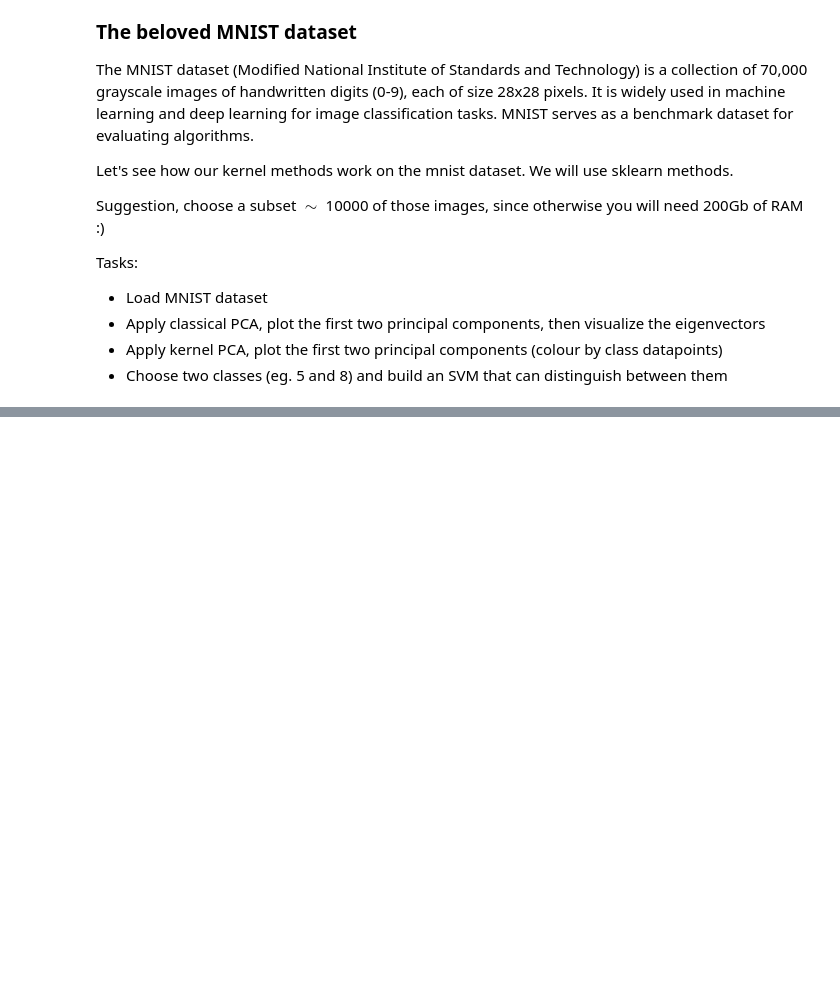
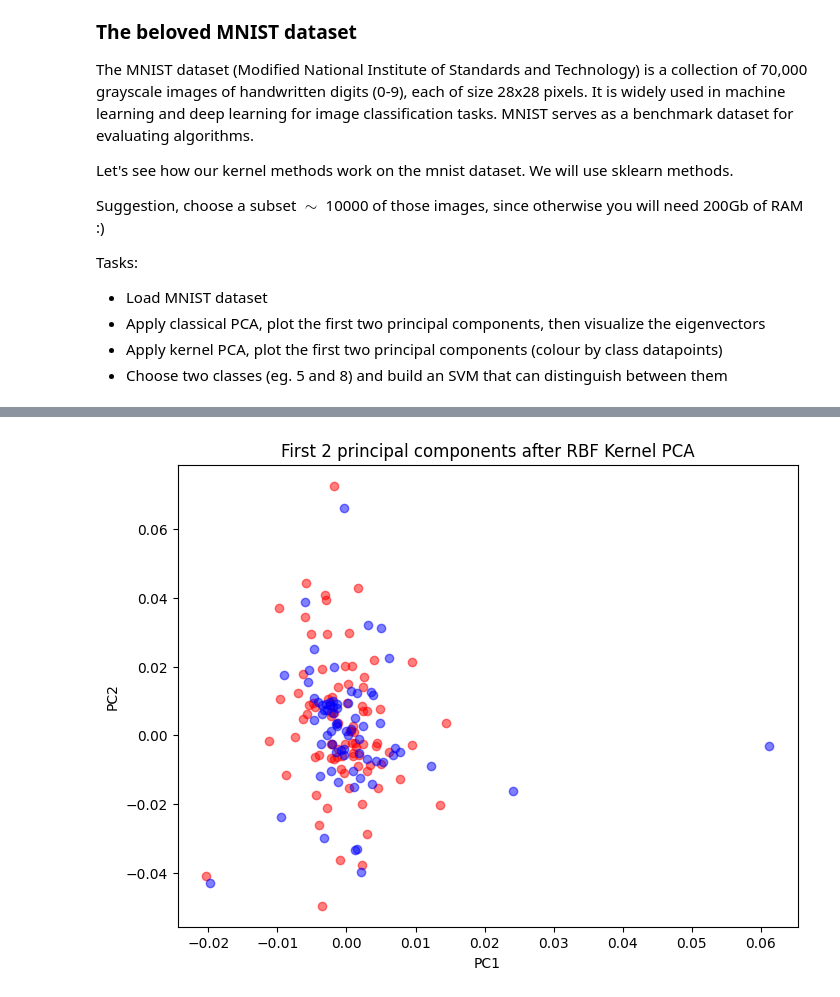
Before and after one commit to kiogre/Machine_learning_mod_A, a Jupyter notebook: notebooks/Lab-10.KernelPCA_KernelSVM.ipynb, the cells around one changed output, grey strips where cells are left out. Cells and saved outputs as stored; diff of their text form; code cells hidden in the pictures; blank space fills up the shorter version.

```diff
--- a/notebooks/Lab-10.KernelPCA_KernelSVM.ipynb
+++ b/notebooks/Lab-10.KernelPCA_KernelSVM.ipynb
@@ -362,0 +359,23 @@ plt.show()
+# %%
+kernel_type = 'rbf'
+param = 0.01
+
+K = np.zeros((X.shape[0], X.shape[0]))
+for i in range(X.shape[0]):
+    for j in range(X.shape[0]):
+        K[i,j] = kernelFunc(X[i], X[j], kernel_type, param)
+One = np.ones((X.shape[0], X.shape[0])) / X.shape[0]
+K = K - One @ K - K @ One + One @ K @ One
+eigvals, eigvecs = np.linalg.eigh(K)
+eigvecs = eigvecs[:, ::-1]
+rbf_kpca = eigvecs[:, :2]
+plt.figure(figsize=(8,6))
+plt.scatter(rbf_kpca[y==7, 0], rbf_kpca[y==7, 1], color='red', alpha=0.5)
+plt.scatter(rbf_kpca[y==1, 0], rbf_kpca[y==1, 1], color='blue', alpha=0.5)
+
+plt.title('First 2 principal components after RBF Kernel PCA')
+plt.xlabel('PC1')
+plt.ylabel('PC2')
+plt.show()
+# %% [output]
+[figure, added]
```
Also changed, not shown: parts of 3 cells of this notebook.
